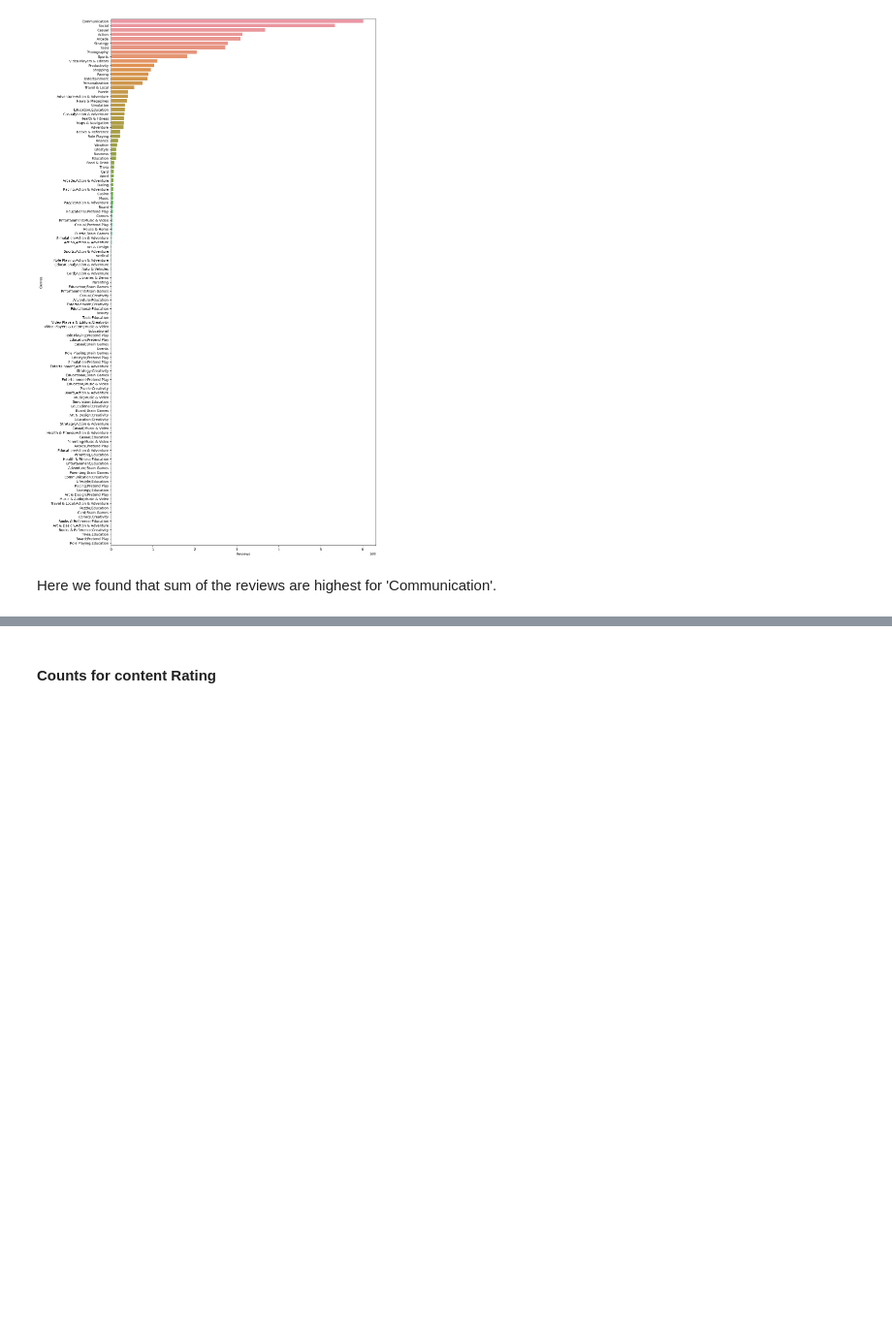
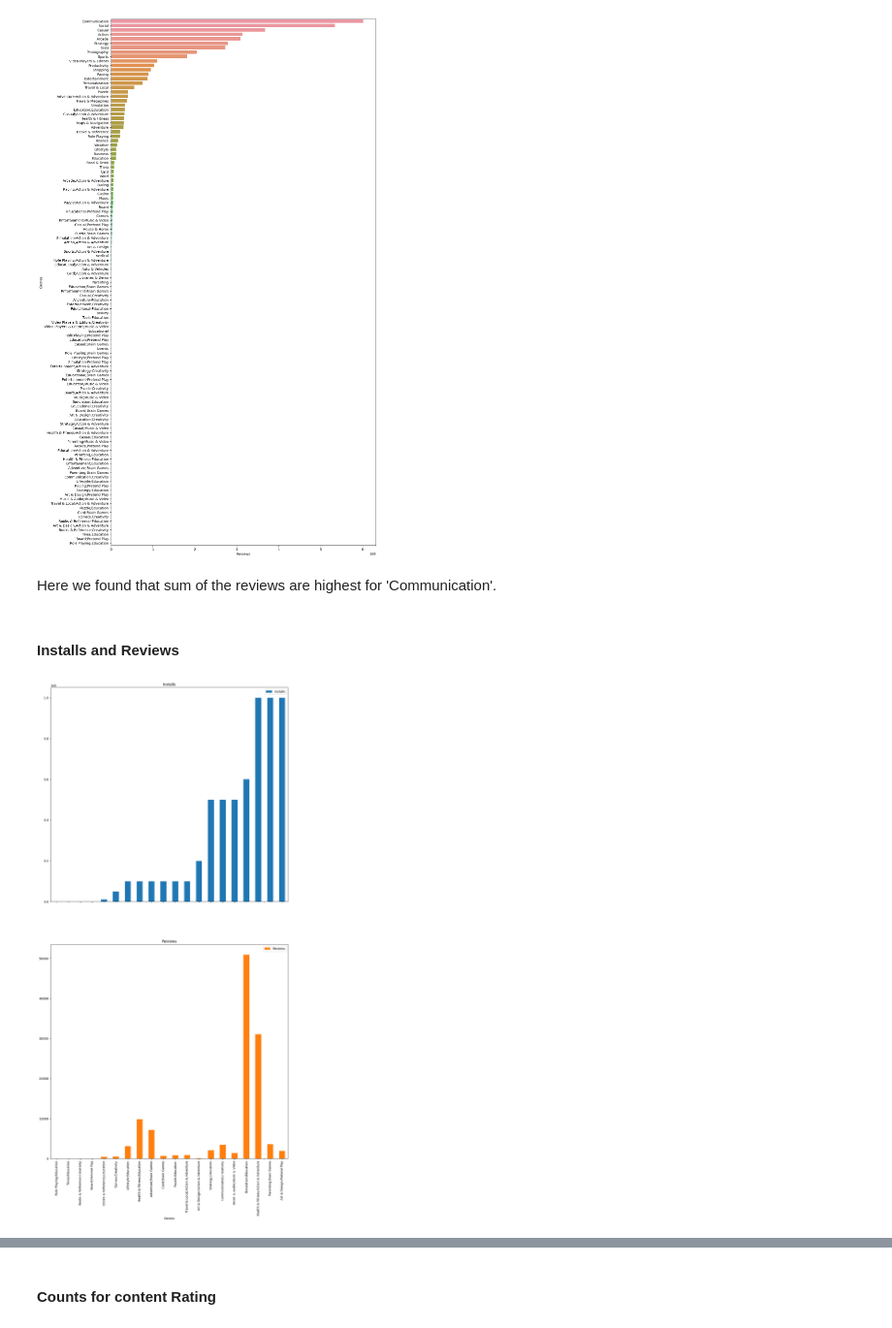
Before and after one commit to mdismailquraishicse/PlayStoreAppReviewAnalysis, a Jupyter notebook: PlayStoreAppReviewAnalysis.ipynb, the cells around one changed output, grey strips where cells are left out. Shown at 97% size. Saved outputs shown, nothing was run; the diff lists cells and outputs as text; code cells hidden in the pictures; blank space fills up the shorter version.

```diff
--- a/PlayStoreAppReviewAnalysis.ipynb
+++ b/PlayStoreAppReviewAnalysis.ipynb
@@ -245,7 +245,7 @@ class DataWrangling:
                 x= int(x[:-3])*10**9
             elif x[-1].lower()=='t':
                 x= int(x[:-3])*10**12
-        return x
+        return int(x)
     # change installs dtype
     def installs_dtype(self,x):
         try:
@@ -256,7 +256,7 @@ class DataWrangling:
                 x=float(x)
             except:
                 x= float(0)
-        return x
+        return int(x)
     # change price dtype
     def price_dtype(self,x):
         try:
@@ -325,6 +325,10 @@ class DataWrangling:
 
     def top_by_reviews(self, df_,col):
         return df_.groupby([col])['Reviews'].sum().sort_values(ascending=False).reset_index()
+
+    def top_by_installs(self, df_,col):
+        return df_.groupby([col])['Installs'].sum().sort_values(ascending=False).reset_index()
+
     # data wrangling function
     def data_wrangling(self):
         self.df.drop_duplicates(inplace=True)
@@ -478,3 +478,10 @@ plt.show()
 [figure]
 # %% [markdown]
 Here we found that sum of the reviews are highest for 'Communication'.
+# %% [markdown]
+#### Installs and Reviews
+# %%
+dataWrangling.df.groupby(['Genres'])[['Installs', 'Reviews']].sum().sort_values(by='Installs').head(20).plot.bar(subplots=True)
+plt.show()
+# %% [output]
+[figure, added]
```
Also changed, not shown: parts of 9 cells of this notebook.
